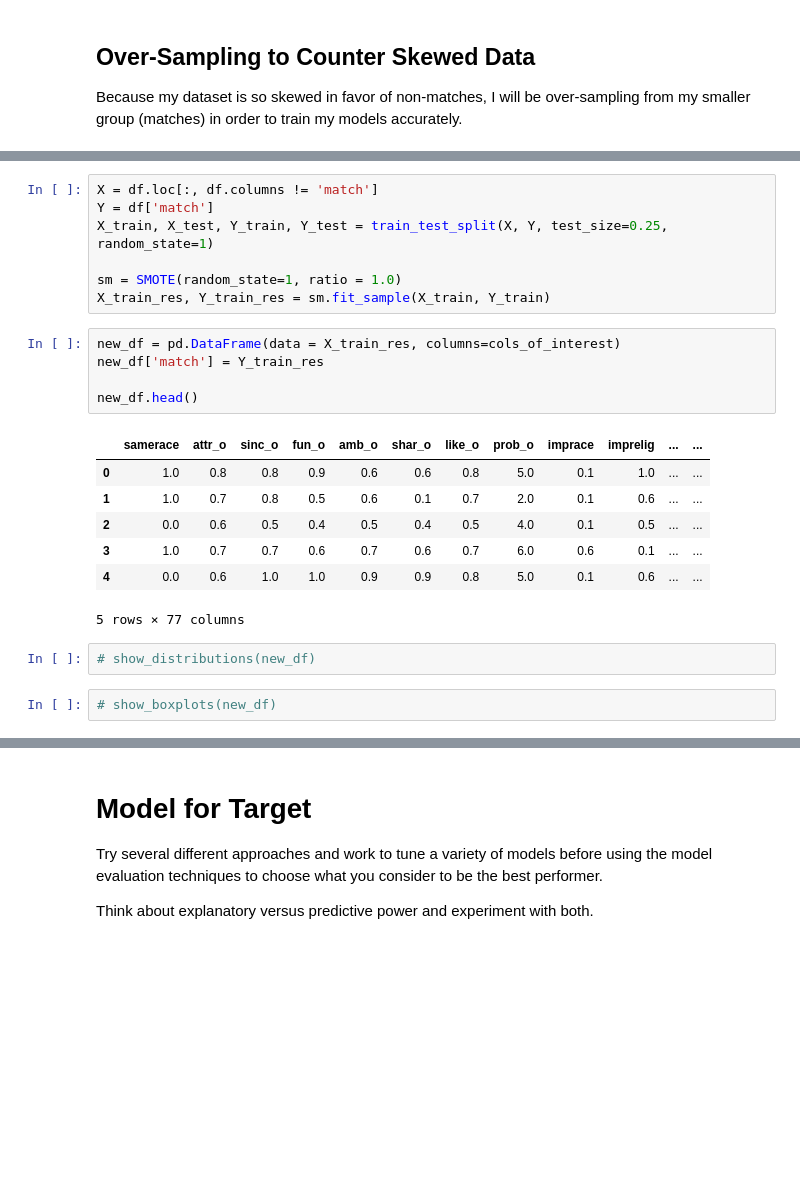
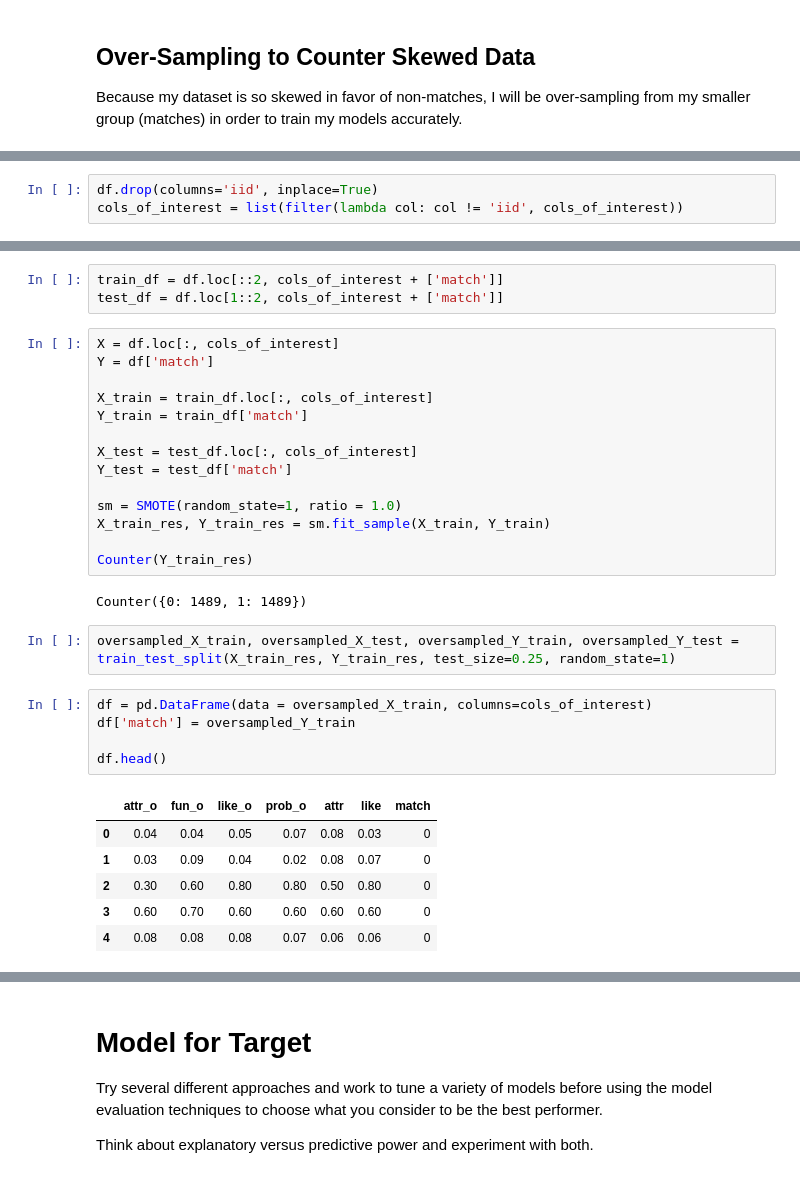
Before and after one commit to esthersweon/thinkful, a Jupyter notebook: main/unit_3/lesson_7_project_1.ipynb, the cells around one changed output, grey strips where cells are left out. Drawn from its saved outputs; the diff is of its cells as text; blank space fills up the shorter version.

```diff
--- a/main/unit_3/lesson_7_project_1.ipynb
+++ b/main/unit_3/lesson_7_project_1.ipynb
@@ -475,0 +493,3 @@ df.head()
+# %%
+df.drop(columns='iid', inplace=True)
+cols_of_interest = list(filter(lambda col: col != 'iid', cols_of_interest))
@@ -476,24 +511,33 @@ df.head()
+# %%
+train_df = df.loc[::2, cols_of_interest + ['match']]
+test_df = df.loc[1::2, cols_of_interest + ['match']]
 # %%
-X = df.loc[:, df.columns != 'match']
+X = df.loc[:, cols_of_interest]
 Y = df['match']
-X_train, X_test, Y_train, Y_test = train_test_split(X, Y, test_size=0.25, random_state=1)
+
+X_train = train_df.loc[:, cols_of_interest]
+Y_train = train_df['match']
+
+X_test = test_df.loc[:, cols_of_interest]
+Y_test = test_df['match']
 
 sm = SMOTE(random_state=1, ratio = 1.0)
 X_train_res, Y_train_res = sm.fit_sample(X_train, Y_train)
+
+Counter(Y_train_res)
+# %% [output]
+Counter({0: 1489, 1: 1489})
+# %%
+oversampled_X_train, oversampled_X_test, oversampled_Y_train, oversampled_Y_test = train_test_split(X_train_res, Y_train_res, test_size=0.25, random_state=1)
 # %%
-new_df = pd.DataFrame(data = X_train_res, columns=cols_of_interest)
-new_df['match'] = Y_train_res
+df = pd.DataFrame(data = oversampled_X_train, columns=cols_of_interest)
+df['match'] = oversampled_Y_train
 
-new_df.head()
+df.head()
 # %% [output]
-|  | samerace | attr_o | sinc_o | fun_o | amb_o | shar_o | like_o | prob_o | imprace | imprelig | ... | ... |
-| 0 | 1.0 | 0.8 | 0.8 | 0.9 | 0.6 | 0.6 | 0.8 | 5.0 | 0.1 | 1.0 | ... | ... |
-| 1 | 1.0 | 0.7 | 0.8 | 0.5 | 0.6 | 0.1 | 0.7 | 2.0 | 0.1 | 0.6 | ... | ... |
-| 2 | 0.0 | 0.6 | 0.5 | 0.4 | 0.5 | 0.4 | 0.5 | 4.0 | 0.1 | 0.5 | ... | ... |
-| 3 | 1.0 | 0.7 | 0.7 | 0.6 | 0.7 | 0.6 | 0.7 | 6.0 | 0.6 | 0.1 | ... | ... |
-| 4 | 0.0 | 0.6 | 1.0 | 1.0 | 0.9 | 0.9 | 0.8 | 5.0 | 0.1 | 0.6 | ... | ... |
+|  | attr_o | fun_o | like_o | prob_o | attr | like | match |
+| 0 | 0.04 | 0.04 | 0.05 | 0.07 | 0.08 | 0.03 | 0 |
+| 1 | 0.03 | 0.09 | 0.04 | 0.02 | 0.08 | 0.07 | 0 |
+| 2 | 0.30 | 0.60 | 0.80 | 0.80 | 0.50 | 0.80 | 0 |
+| 3 | 0.60 | 0.70 | 0.60 | 0.60 | 0.60 | 0.60 | 0 |
+| 4 | 0.08 | 0.08 | 0.08 | 0.07 | 0.06 | 0.06 | 0 |
-5 rows × 77 columns
-# %%
-# show_distributions(new_df)
-# %%
-# show_boxplots(new_df)
```
Also changed, not shown: parts of 43 cells of this notebook.
